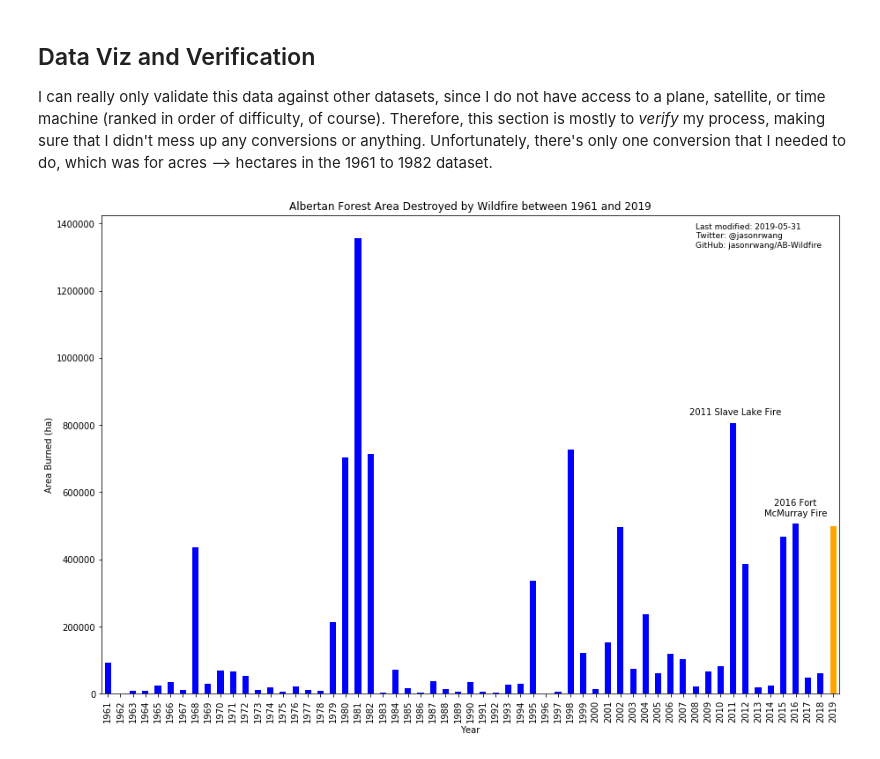
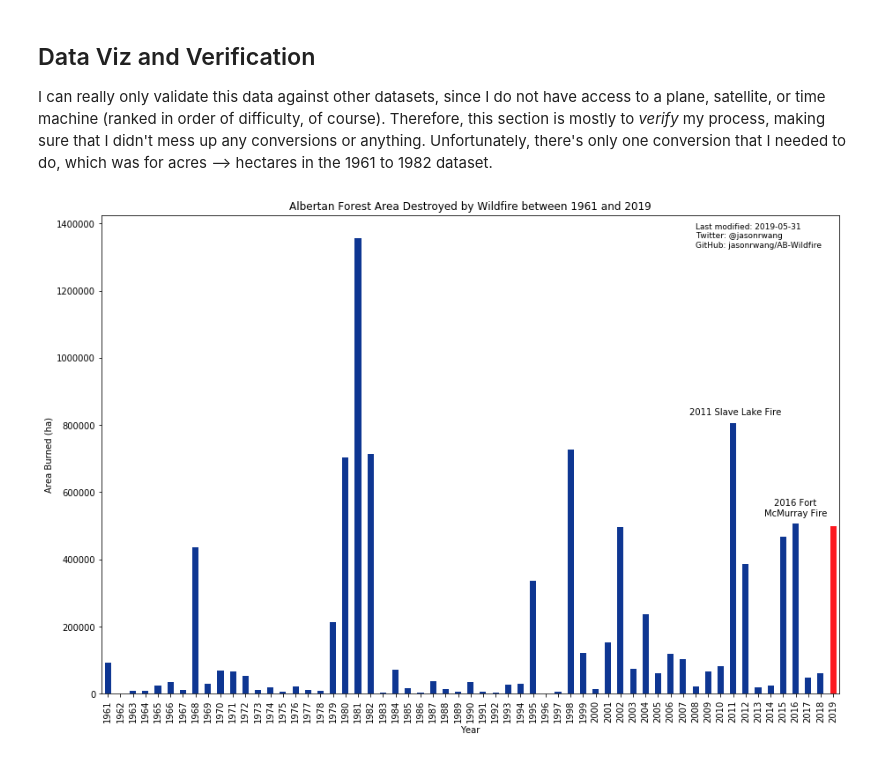
Before and after one commit to jasonrwang/AB-Wildfire, a Jupyter notebook: AB-Wildfire.ipynb, the cells around one changed output. Drawn from its saved outputs; the diff is of its cells as text; code cells hidden in the pictures.

Commit message:
AB plot colours now also match AB flag

```diff
--- a/AB-Wildfire.ipynb
+++ b/AB-Wildfire.ipynb
@@ -156,26 +156,26 @@ I can really only validate this data against other datasets, since I do not have
 # %%
 fig = (df.groupby(by = 'Year').sum()
        .plot(
            kind = 'bar',
            figsize = (15, 10),
            title = 'Albertan Forest Area Destroyed by Wildfire between 1961 and 2019',
            legend = False,
-           color = 'b'
+           color = '#0e3692'
        )
       )
-fig.patches[-1].set_facecolor('orange')
+fig.patches[-1].set_facecolor('#fc1920')
 fig.set(xlabel = 'Year', ylabel = 'Area Burned (ha)')
 
-credit = 'Last modified: 2019-05-31\nTwitter: @jasonrwang\nGitHub: jasonrwang/AB-Wildfire'
+credit = 'Last modified: 2019-06-01\nTwitter: @jasonrwang\nGitHub: jasonrwang/AB-Wildfire'
 plt.text(47, 1330000, credit, fontsize=9)
 plt.text(46.5, 830000, '2011 Slave Lake Fire', fontsize=10)
 plt.text(55, 530000, '2016 Fort\nMcMurray Fire', fontsize=10, horizontalalignment='center')
 
 # Save the the figure for other uses
 plt.savefig('img/ABWildfires_1961-2019.png')
 plt.show()
 # %% [output]
-[figure, old version]
+[figure, new version]
 # %% [markdown]
 Compare this to [National Forest Database's compiled data for Alberta](http://nfdp.ccfm.org/en/data/fires.php). At least for the 1990-2017 time period, we have similar numbers. Recall that I took 2018 from them.
 ![NFD 1990-2018 Alberta Wildfire Data](img/NFD_Alberta_1990-2018.png)
```
Also changed, not shown: parts of 1 cell of this notebook, 1 other file.
